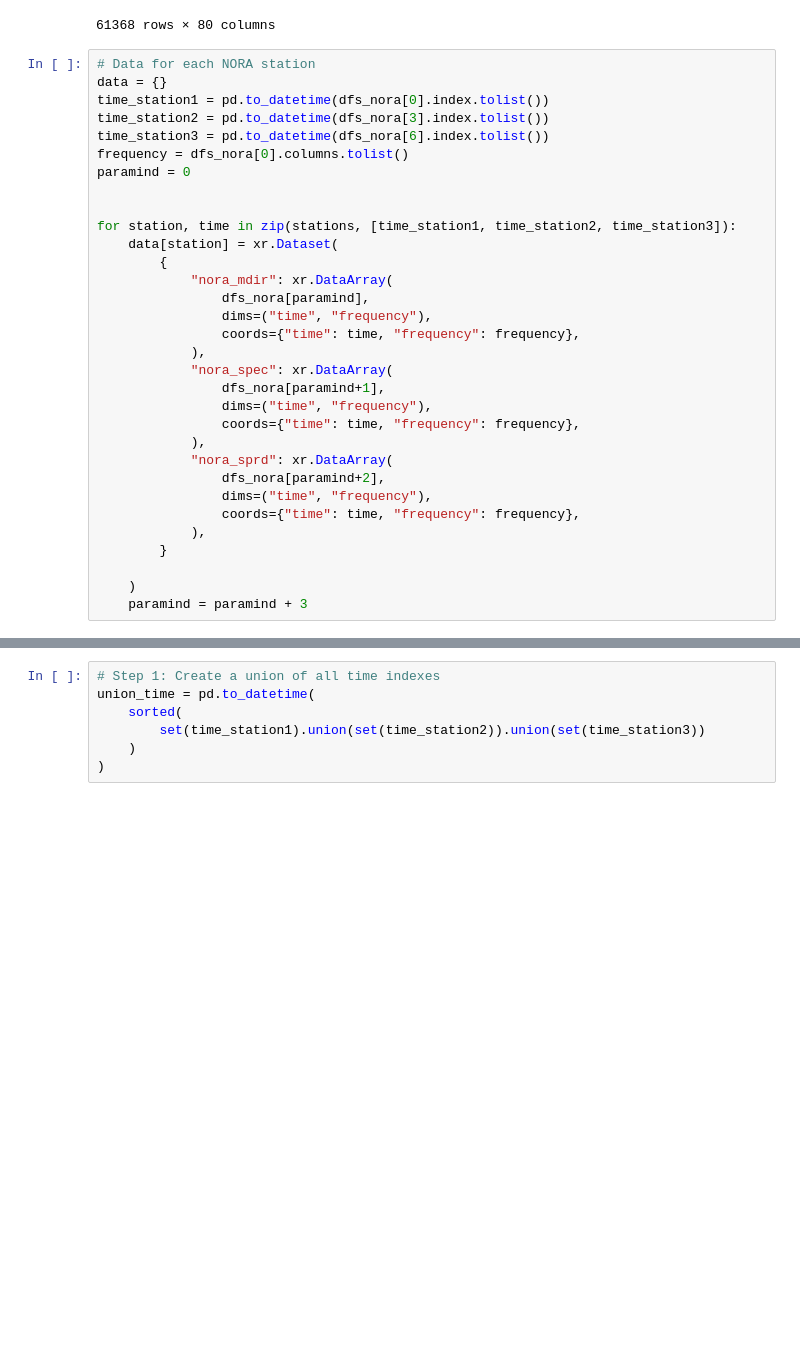
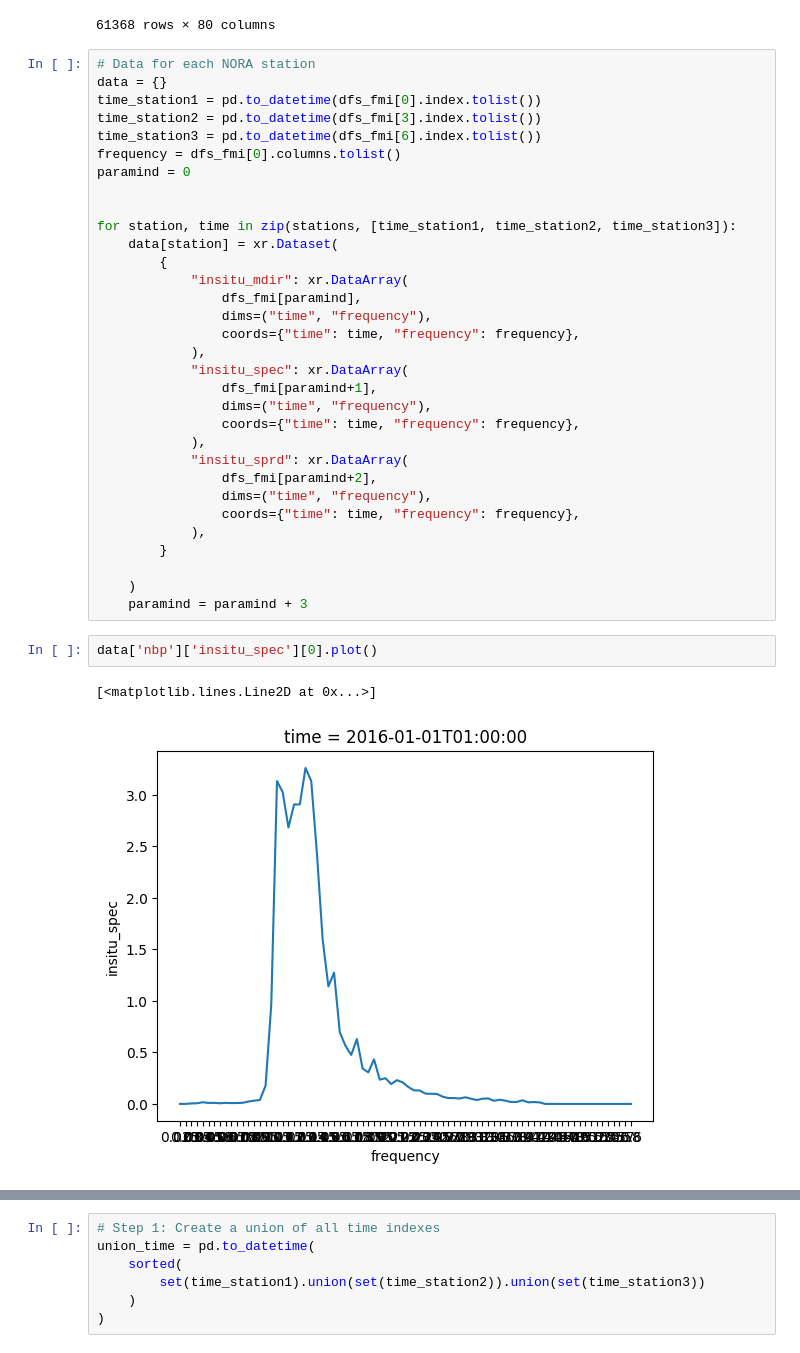
Before and after one commit to sander-rikka/eagData, a Jupyter notebook: merge_nora_fmi.ipynb, the cells around one changed output, grey strips where cells are left out. Drawn from its saved outputs; the diff is of its cells as text; blank space fills up the shorter version.

```diff
--- a/merge_nora_fmi.ipynb
+++ b/merge_nora_fmi.ipynb
@@ -120,28 +98,28 @@ dfs_nora[0]
 # %%
 # Data for each NORA station
 data = {}
-time_station1 = pd.to_datetime(dfs_nora[0].index.tolist())
-time_station2 = pd.to_datetime(dfs_nora[3].index.tolist())
-time_station3 = pd.to_datetime(dfs_nora[6].index.tolist())
-frequency = dfs_nora[0].columns.tolist()
+time_station1 = pd.to_datetime(dfs_fmi[0].index.tolist())
+time_station2 = pd.to_datetime(dfs_fmi[3].index.tolist())
+time_station3 = pd.to_datetime(dfs_fmi[6].index.tolist())
+frequency = dfs_fmi[0].columns.tolist()
 paramind = 0
 
 
 for station, time in zip(stations, [time_station1, time_station2, time_station3]):
     data[station] = xr.Dataset(
         {
-            "nora_mdir": xr.DataArray(
-                dfs_nora[paramind],
+            "insitu_mdir": xr.DataArray(
+                dfs_fmi[paramind],
                 dims=("time", "frequency"),
                 coords={"time": time, "frequency": frequency},
             ),
-            "nora_spec": xr.DataArray(
-                dfs_nora[paramind+1],
+            "insitu_spec": xr.DataArray(
+                dfs_fmi[paramind+1],
                 dims=("time", "frequency"),
                 coords={"time": time, "frequency": frequency},
             ),
-            "nora_sprd": xr.DataArray(
-                dfs_nora[paramind+2],
+            "insitu_sprd": xr.DataArray(
+                dfs_fmi[paramind+2],
                 dims=("time", "frequency"),
                 coords={"time": time, "frequency": frequency},
             ),
@@ -149,3 +127,8 @@ for station, time in zip(stations, [time_station1, time_station2, time_station3]
 
     )
     paramind = paramind + 3
+# %%
+data['nbp']['insitu_spec'][0].plot()
+# %% [output]
+[<matplotlib.lines.Line2D at 0x...>]
+[figure, added]
```
Also changed, not shown: parts of 14 cells of this notebook, 8 other files.
